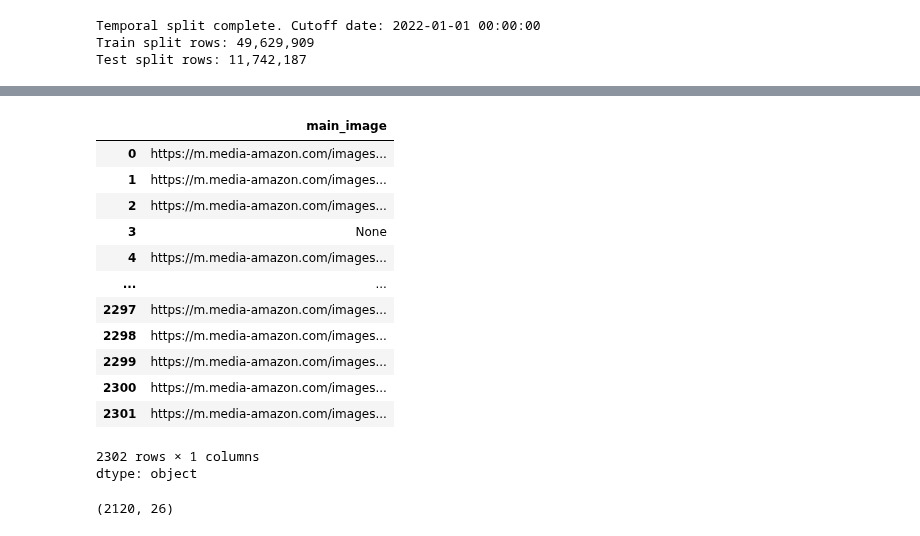
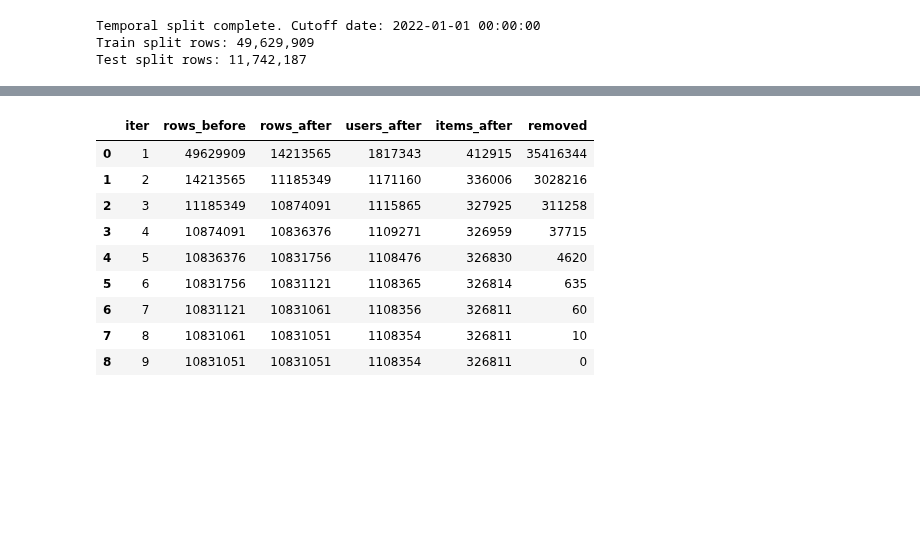
Before and after one commit to rahulorihiki/Product_Recommender_with_Virtual_Dressing_System_with_MLOps, a Jupyter notebook: og_recommender.ipynb, the cells around one changed output, grey strips where cells are left out. Drawn from its saved outputs; the diff is of its cells as text; code cells hidden in the pictures; blank space fills up the shorter version.

```diff
--- a/og_recommender.ipynb
+++ b/og_recommender.ipynb
@@ -777,11 +760,12 @@ filtered_df, history = kcore_filter_iterative_duckdb(
     src_parquet='/content/splits/train',  # or a folder with *.parquet
     user_col='user_id',
     item_col='parent_asin',
-    user_k=5,
-    item_k=5,
-    max_iters=100,            # your data is already deduped earlier
+    user_k=6,
+    item_k=6,
+    max_iters=10,            # your data is already deduped earlier
     out_path='/content/splits/kcore_train',
     return_history=True,
+    verbose=True,
     return_df=False                   # avoid pulling huge data back to RAM
 )
 # %% [output]
@@ -925,17 +781,0 @@ dtype: int64
-# %%
-merged_train_df["main_image"]
-# %% [output]
-|  | main_image |
-| 0 | https://m.media-amazon.com/images... |
-| 1 | https://m.media-amazon.com/images... |
-| 2 | https://m.media-amazon.com/images... |
-| 3 | None |
-| 4 | https://m.media-amazon.com/images... |
-| ... | ... |
-| 2297 | https://m.media-amazon.com/images... |
-| 2298 | https://m.media-amazon.com/images... |
-| 2299 | https://m.media-amazon.com/images... |
-| 2300 | https://m.media-amazon.com/images... |
-| 2301 | https://m.media-amazon.com/images... |
-2302 rows × 1 columns
-dtype: object
@@ -945,4 +782,13 @@ cleaned_df = merged_train_df.dropna(subset=['main_image'])
-# %%
-cleaned_df.shape
-# %% [output]
-(2120, 26)
+# %%
+history
+# %% [output]
+|  | iter | rows_before | rows_after | users_after | items_after | removed |
+| 0 | 1 | 49629909 | 14213565 | 1817343 | 412915 | 35416344 |
+| 1 | 2 | 14213565 | 11185349 | 1171160 | 336006 | 3028216 |
+| 2 | 3 | 11185349 | 10874091 | 1115865 | 327925 | 311258 |
+| 3 | 4 | 10874091 | 10836376 | 1109271 | 326959 | 37715 |
+| 4 | 5 | 10836376 | 10831756 | 1108476 | 326830 | 4620 |
+| 5 | 6 | 10831756 | 10831121 | 1108365 | 326814 | 635 |
+| 6 | 7 | 10831121 | 10831061 | 1108356 | 326811 | 60 |
+| 7 | 8 | 10831061 | 10831051 | 1108354 | 326811 | 10 |
+| 8 | 9 | 10831051 | 10831051 | 1108354 | 326811 | 0 |
```
Also changed, not shown: parts of 14 cells of this notebook.
